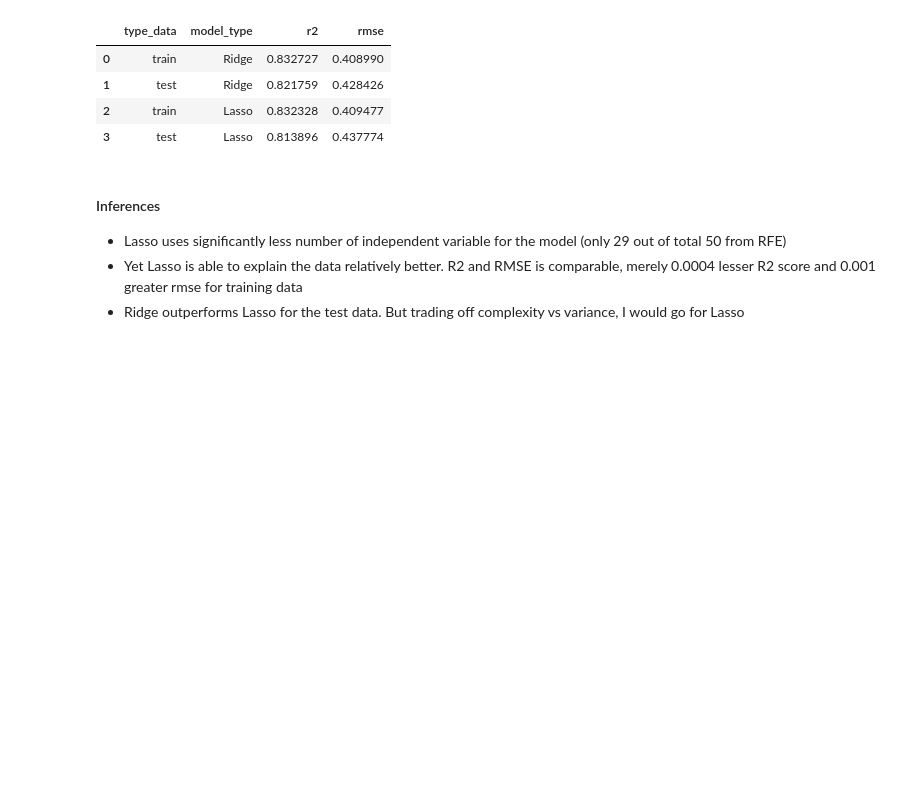
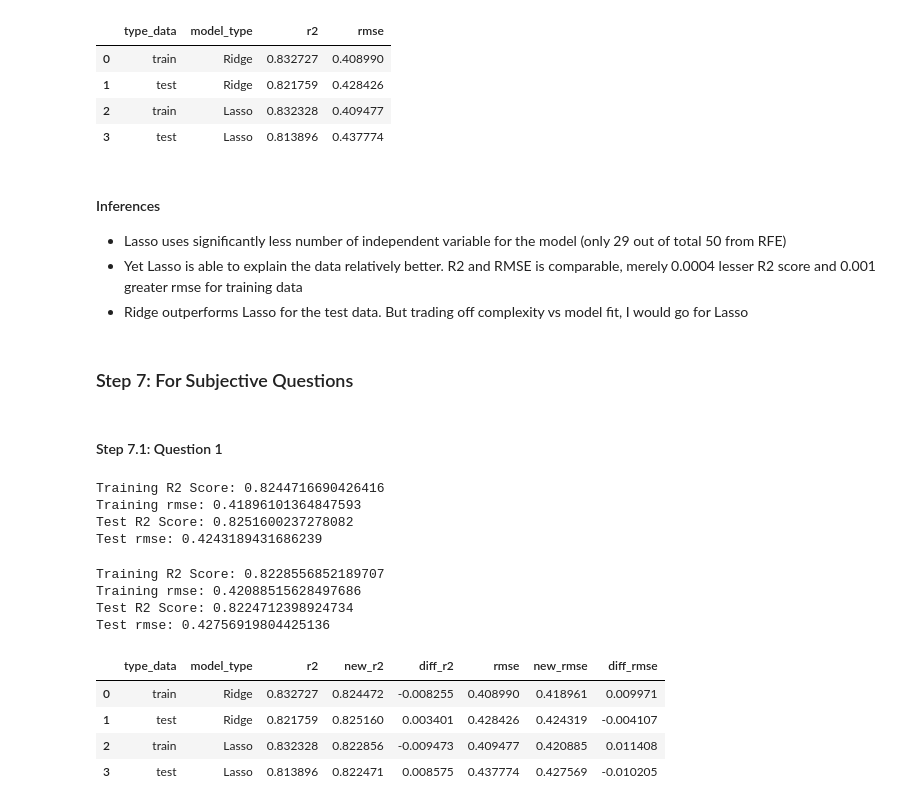
Before and after one commit to SathishKumarRamasamy/advance-regression-assignment, a Jupyter notebook: advanced-regression-assignment.ipynb, the cells around one changed output. Cells and saved outputs as stored; diff of their text form; code cells hidden in the pictures; blank space fills up the shorter version.

```diff
--- a/advanced-regression-assignment.ipynb
+++ b/advanced-regression-assignment.ipynb
@@ -2589,4 +2589,63 @@ combined_metrics
 #### Inferences
 - Lasso uses significantly less number of independent variable for the model (only 29 out of total 50 from RFE)
 - Yet Lasso is able to explain the data relatively better. R2 and RMSE is comparable, merely 0.0004 lesser R2 score and 0.001 greater rmse for training data
-- Ridge outperforms Lasso for the test data. But trading off complexity vs variance, I would go for Lasso
+- Ridge outperforms Lasso for the test data. But trading off complexity vs model fit, I would go for Lasso
+# %% [markdown]
+### Step 7: For Subjective Questions
+# %% [markdown]
+#### Step 7.1: Question 1
+# %%
+# Doubling the Optimal Alpha For Ridge
+double_ridge_alpha = ridge_result['best_alpha']*2
+ridge_nw_model = Ridge(alpha=double_ridge_alpha)
+ridge_nw_model.fit(X_train_rfe,y_train)
+y_train_pred = ridge_nw_model.predict(X_train_rfe)
+train_r2_score = r2_score(y_true=y_train,y_pred=y_train_pred)
+train_rmse = mean_squared_error(y_true=y_train,y_pred=y_train_pred)**0.5
+y_test_pred = ridge_nw_model.predict(X_test_rfe)
+test_r2_score =  r2_score(y_true=y_test,y_pred=y_test_pred)
+test_rmse = mean_squared_error(y_true=y_test,y_pred=y_test_pred)**0.5
+ridge_new_metrics = [{'type_data': 'train', 'model_type': 'Ridge','new_r2': train_r2_score, 'new_rmse': train_rmse},{'type_data': 'test', 'model_type': 'Ridge','new_r2': test_r2_score, 'new_rmse': test_rmse}]
+print(f"Training R2 Score: {train_r2_score}")
+print(f"Training rmse: {train_rmse}")
+print(f"Test R2 Score: {test_r2_score}")
+print(f"Test rmse: {test_rmse}")
+# %% [output]
+Training R2 Score: 0.8244716690426416
+Training rmse: 0.41896101364847593
+Test R2 Score: 0.8251600237278082
+Test rmse: 0.4243189431686239
+# %%
+# Doubling the Optimal Alpha For Lasso
+double_lasso_alpha = lasso_result['best_alpha']*2
+lasso_nw_model = Lasso(alpha=double_lasso_alpha)
+lasso_nw_model.fit(X_train_rfe,y_train)
+y_train_pred = lasso_nw_model.predict(X_train_rfe)
+train_r2_score = r2_score(y_true=y_train,y_pred=y_train_pred)
+train_rmse = mean_squared_error(y_true=y_train,y_pred=y_train_pred)**0.5
+y_test_pred = lasso_nw_model.predict(X_test_rfe)
+test_r2_score =  r2_score(y_true=y_test,y_pred=y_test_pred)
+test_rmse = mean_squared_error(y_true=y_test,y_pred=y_test_pred)**0.5
+lasso_new_metrics = [{'type_data': 'train', 'model_type': 'Lasso','new_r2': train_r2_score, 'new_rmse': train_rmse},{'type_data': 'test', 'model_type': 'Lasso','new_r2': test_r2_score, 'new_rmse': test_rmse}]
+print(f"Training R2 Score: {train_r2_score}")
+print(f"Training rmse: {train_rmse}")
+print(f"Test R2 Score: {test_r2_score}")
+print(f"Test rmse: {test_rmse}")
+# %% [output]
+Training R2 Score: 0.8228556852189707
+Training rmse: 0.42088515628497686
+Test R2 Score: 0.8224712398924734
+Test rmse: 0.42756919804425136
+# %%
+#Comparison of Metrics
+new_combined_metrics = pd.DataFrame(ridge_new_metrics+lasso_new_metrics)
+comparison = combined_metrics.merge(new_combined_metrics,how='outer',left_on=['type_data','model_type'],right_on=['type_data','model_type'])
+comparison['diff_r2'] = comparison['new_r2'] - comparison['r2']
+comparison['diff_rmse'] = comparison['new_rmse'] - comparison['rmse']
+comparison[['type_data','model_type','r2','new_r2','diff_r2','rmse','new_rmse','diff_rmse']]
+# %% [output]
+|  | type_data | model_type | r2 | new_r2 | diff_r2 | rmse | new_rmse | diff_rmse |
+| 0 | train | Ridge | 0.832727 | 0.824472 | -0.008255 | 0.408990 | 0.418961 | 0.009971 |
+| 1 | test | Ridge | 0.821759 | 0.825160 | 0.003401 | 0.428426 | 0.424319 | -0.004107 |
+| 2 | train | Lasso | 0.832328 | 0.822856 | -0.009473 | 0.409477 | 0.420885 | 0.011408 |
+| 3 | test | Lasso | 0.813896 | 0.822471 | 0.008575 | 0.437774 | 0.427569 | -0.010205 |
```
Also changed, not shown: parts of 13 cells of this notebook, 2 other files.
